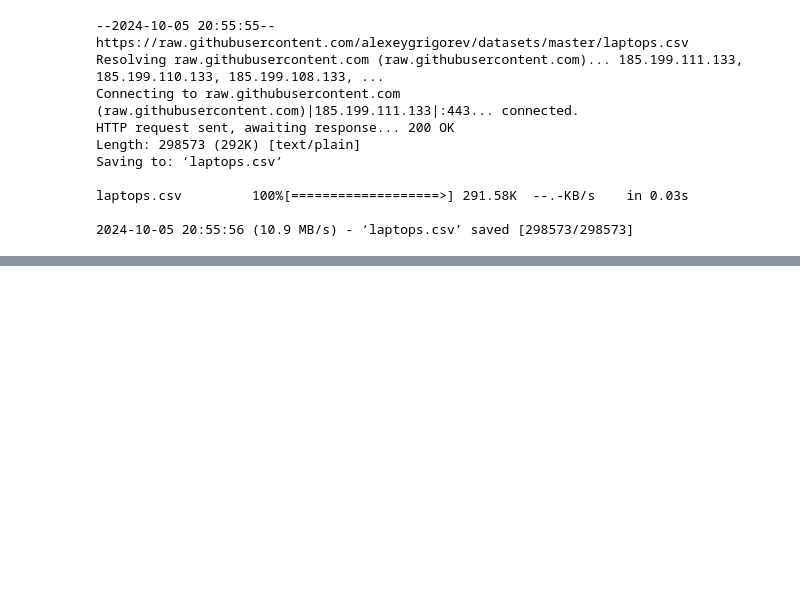
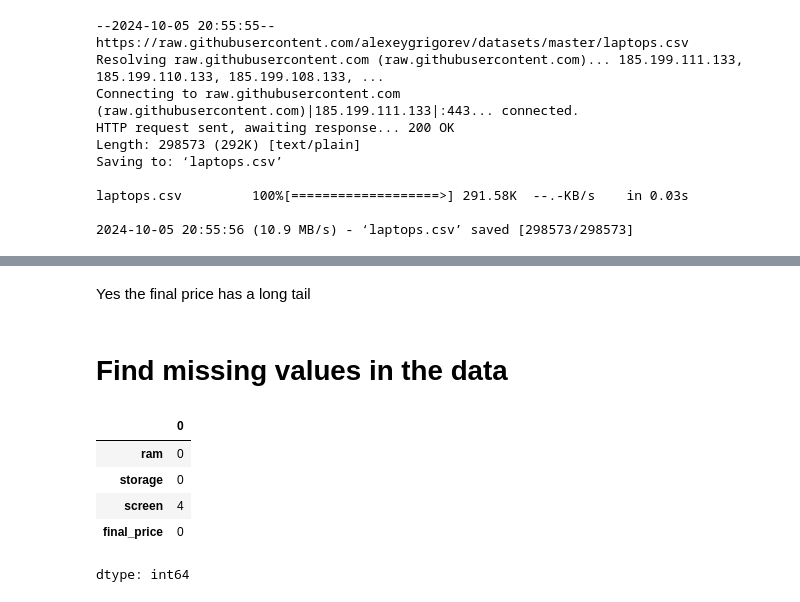
Before and after one commit to Timoyaj/DatatalkClub_ML_tasks, a Jupyter notebook: Assigment_2_regression.ipynb, the cells around one changed output, grey strips where cells are left out. Cells and saved outputs as stored; diff of their text form; code cells hidden in the pictures; blank space fills up the shorter version.

```diff
--- a/Assigment_2_regression.ipynb
+++ b/Assigment_2_regression.ipynb
@@ -30,0 +60,13 @@ df.columns = df.columns.str.lower().str.replace(' ', '_')
+# %% [markdown]
+Yes the final price has a long tail
+# %% [markdown]
+# Find missing values in the data
+# %%
+df.isna().sum()
+# %% [output]
+|  | 0 |
+| ram | 0 |
+| storage | 0 |
+| screen | 4 |
+| final_price | 0 |
+dtype: int64
```
Also changed, not shown: parts of 12 cells of this notebook.
